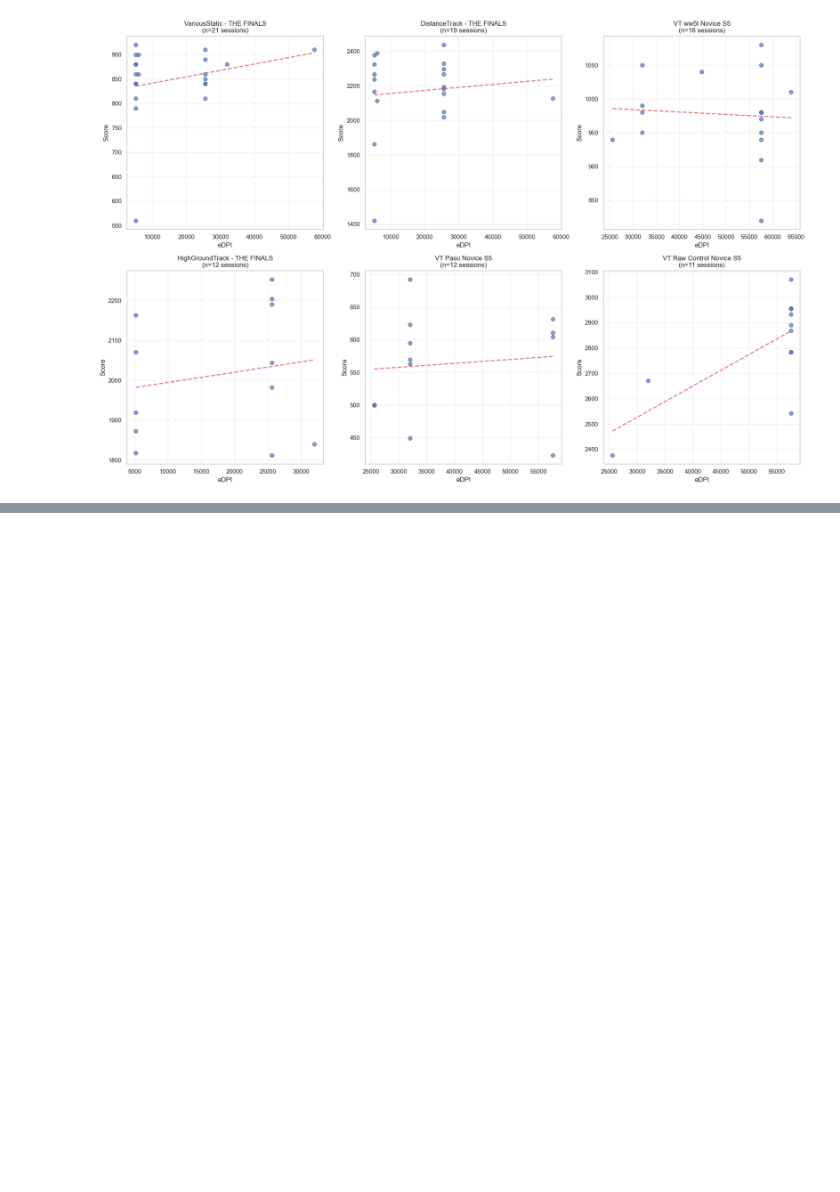
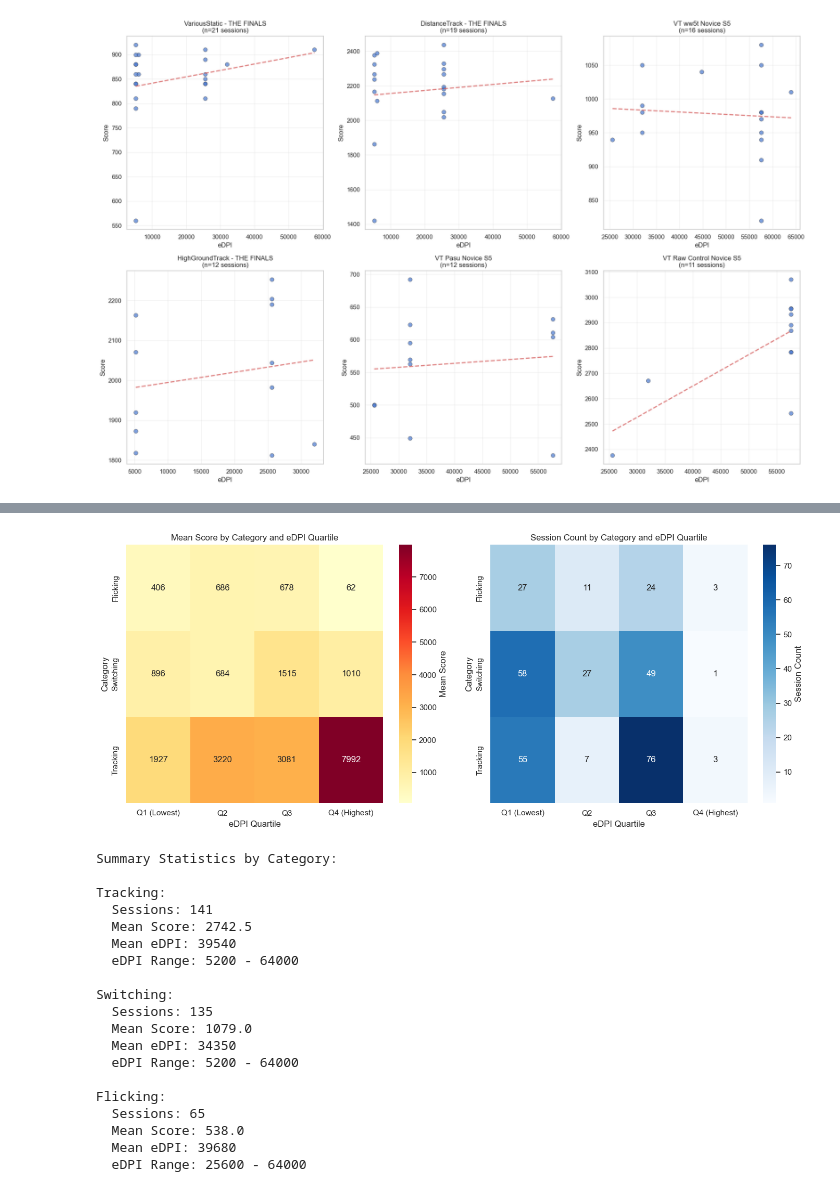
Before and after one commit to aidansmith459/KovaaKs-Data-Analysis-Companion, a Jupyter notebook: SensitivityAnalysis.ipynb, the cells around one changed output, grey strips where cells are left out. Saved outputs shown, nothing was run; the diff lists cells and outputs as text; code cells hidden in the pictures; blank space fills up the shorter version.

```diff
--- a/SensitivityAnalysis.ipynb
+++ b/SensitivityAnalysis.ipynb
@@ -352,0 +558,57 @@ print(summary_stats)
+# %%
+# Visualization 7: eDPI quartiles by category
+fig, axes = plt.subplots(1, 2, figsize=(14, 6))
+
+# 1. Mean Score by Category and eDPI Quartile
+category_df['eDPI_Quartile'] = pd.qcut(category_df['eDPI'], q=4,
+                                       labels=['Q1 (Lowest)', 'Q2', 'Q3', 'Q4 (Highest)'])
+
+# Create pivot table for heatmap
+pivot_data = category_df.groupby(['Category', 'eDPI_Quartile'])['Score'].mean().unstack(fill_value=0)
+sns.heatmap(pivot_data, annot=True, fmt='.0f', cmap='YlOrRd',
+           ax=axes[0], cbar_kws={'label': 'Mean Score'})
+axes[0].set_title('Mean Score by Category and eDPI Quartile')
+axes[0].set_xlabel('eDPI Quartile')
+axes[0].set_ylabel('Category')
+
+# 2. Count of sessions by Category and eDPI Quartile
+pivot_count = category_df.groupby(['Category', 'eDPI_Quartile']).size().unstack(fill_value=0)
+sns.heatmap(pivot_count, annot=True, fmt='d', cmap='Blues',
+           ax=axes[1], cbar_kws={'label': 'Session Count'})
+axes[1].set_title('Session Count by Category and eDPI Quartile')
+axes[1].set_xlabel('eDPI Quartile')
+axes[1].set_ylabel('Category')
+
+plt.tight_layout()
+plt.show()
+
+# Print summary statistics
+print("\nSummary Statistics by Category:")
+for cat in categories:
+    cat_data = category_df[category_df['Category'] == cat]
+    print(f"\n{cat}:")
+    print(f"  Sessions: {len(cat_data)}")
+    print(f"  Mean Score: {cat_data['Score'].mean():.1f}")
+    print(f"  Mean eDPI: {cat_data['eDPI'].mean():.0f}")
+    print(f"  eDPI Range: {cat_data['eDPI'].min():.0f} - {cat_data['eDPI'].max():.0f}")
+# %% [output]
+[figure, added]
+Summary Statistics by Category:
+
+Tracking:
+  Sessions: 141
+  Mean Score: 2742.5
+  Mean eDPI: 39540
+  eDPI Range: 5200 - 64000
+
+Switching:
+  Sessions: 135
+  Mean Score: 1079.0
+  Mean eDPI: 34350
+  eDPI Range: 5200 - 64000
+
+Flicking:
+  Sessions: 65
+  Mean Score: 538.0
+  Mean eDPI: 39680
+  eDPI Range: 25600 - 64000
```
Also changed, not shown: parts of 9 cells of this notebook.
